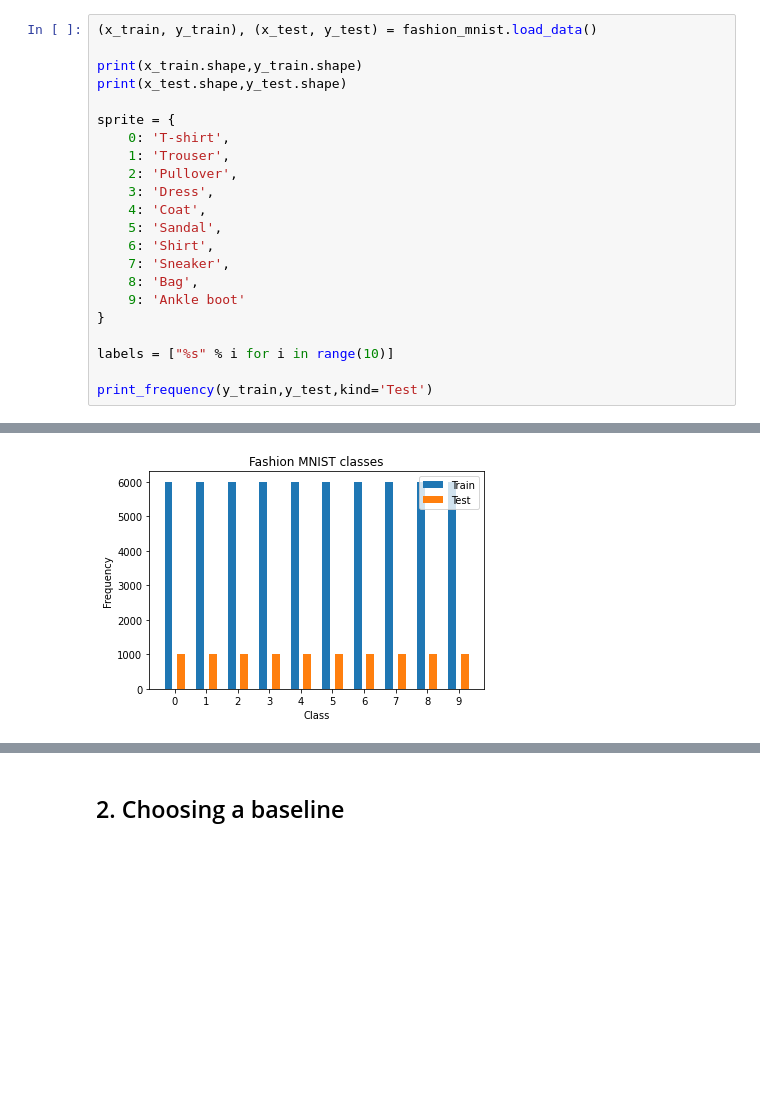
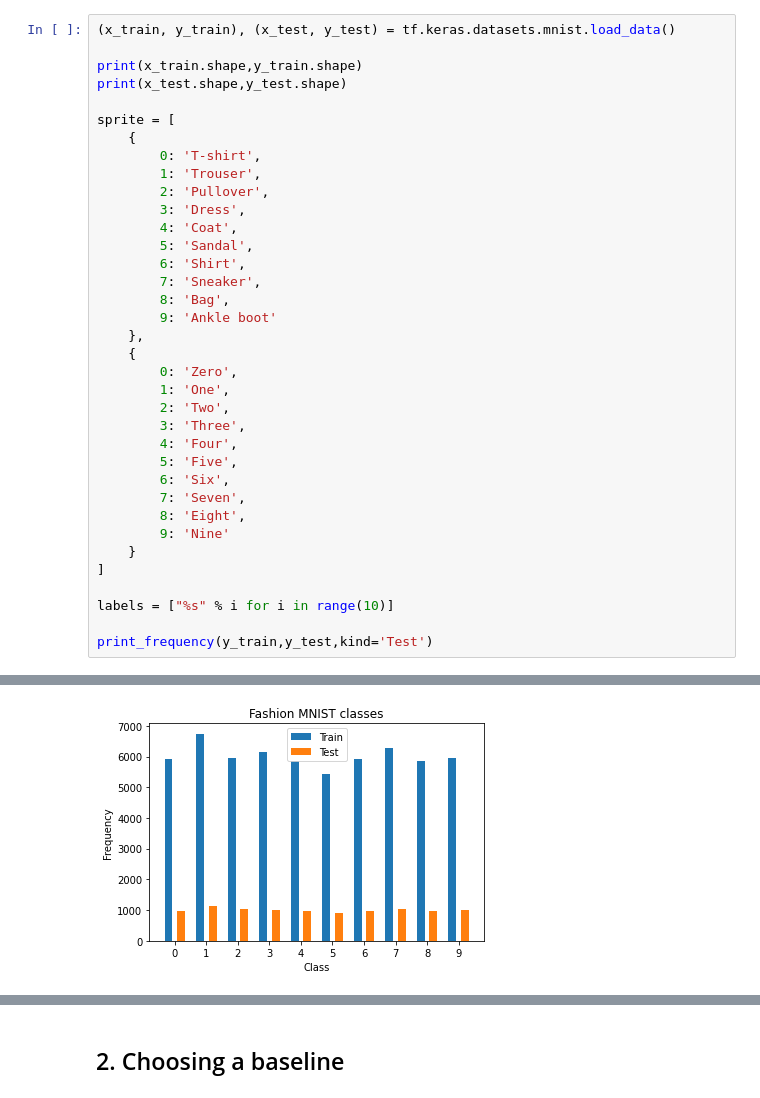
Before and after one commit to gdquintero/machine_learning_project, a Jupyter notebook: main.ipynb, the cells around one changed output, grey strips where cells are left out. Saved outputs shown, nothing was run; the diff lists cells and outputs as text; blank space fills up the shorter version.

```diff
--- a/main.ipynb
+++ b/main.ipynb
@@ -33,21 +55,35 @@ def print_frequency(y_train,y_test,kind='Validation'):
 # %%
-(x_train, y_train), (x_test, y_test) = fashion_mnist.load_data()
+(x_train, y_train), (x_test, y_test) = tf.keras.datasets.mnist.load_data()
 
 print(x_train.shape,y_train.shape)
 print(x_test.shape,y_test.shape)
 
-sprite = {
-    0: 'T-shirt',
-    1: 'Trouser',
-    2: 'Pullover',
-    3: 'Dress',
-    4: 'Coat',
-    5: 'Sandal',
-    6: 'Shirt',
-    7: 'Sneaker',
-    8: 'Bag',
-    9: 'Ankle boot'
-}
+sprite = [
+    {
+        0: 'T-shirt',
+        1: 'Trouser',
+        2: 'Pullover',
+        3: 'Dress',
+        4: 'Coat',
+        5: 'Sandal',
+        6: 'Shirt',
+        7: 'Sneaker',
+        8: 'Bag',
+        9: 'Ankle boot'
+    },
+    {
+        0: 'Zero',
+        1: 'One',
+        2: 'Two',
+        3: 'Three',
+        4: 'Four',
+        5: 'Five',
+        6: 'Six',
+        7: 'Seven',
+        8: 'Eight',
+        9: 'Nine'
+    }
+]
 
 labels = ["%s" % i for i in range(10)]
 
@@ -64,5 +92,5 @@ Downloading data from https://storage.googleapis.com/tensorflow/tf-keras-dataset
 (60000, 28, 28) (60000,)
 (10000, 28, 28) (10000,)
-[figure, old version]
+[figure, new version]
 # %%
 fig, ax = plt.subplots(2, 4, figsize = (12, 6))
```
Also changed, not shown: parts of 9 cells of this notebook.
